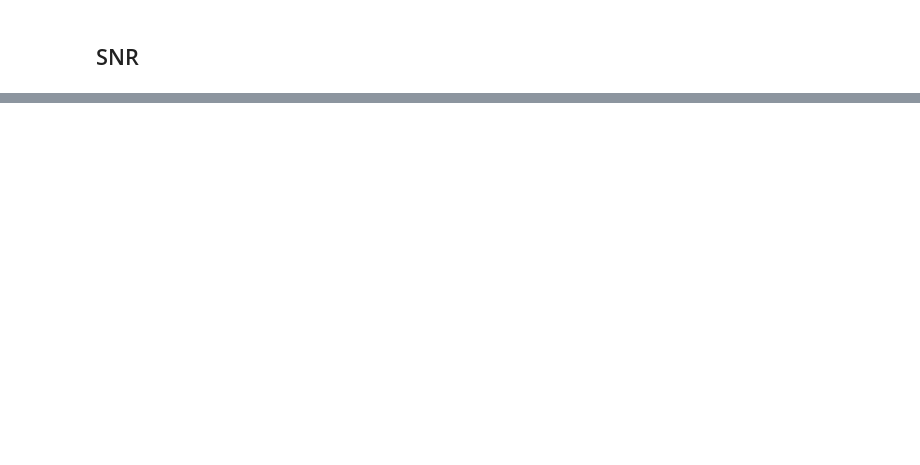
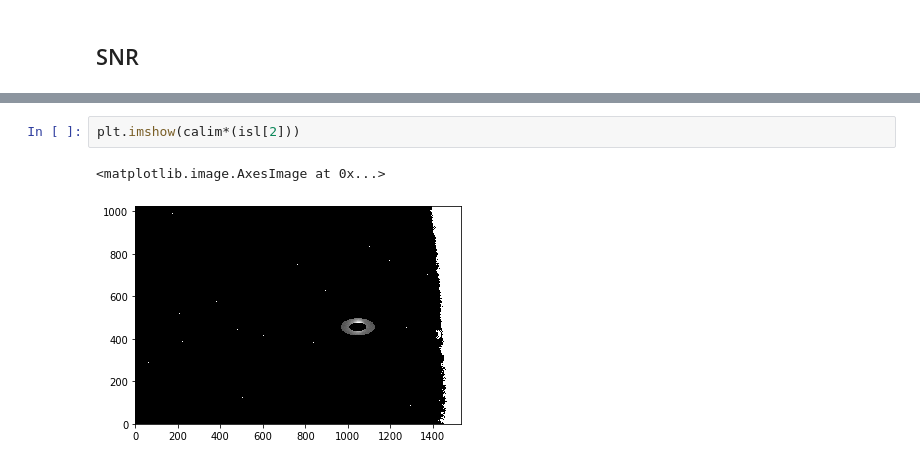
Before and after one commit to lucaspauker/phys100-final-project, a Jupyter notebook: M94_Data_Reduction.ipynb, the cells around one changed output, grey strips where cells are left out. Cells and saved outputs as stored; diff of their text form; blank space fills up the shorter version.

```diff
--- a/M94_Data_Reduction.ipynb
+++ b/M94_Data_Reduction.ipynb
@@ -248,0 +252,5 @@ plt.show()
+# %%
+plt.imshow(calim*(isl[2]))
+# %% [output]
+<matplotlib.image.AxesImage at 0x...>
+[figure, added]
```
Also changed, not shown: parts of 20 cells of this notebook.
